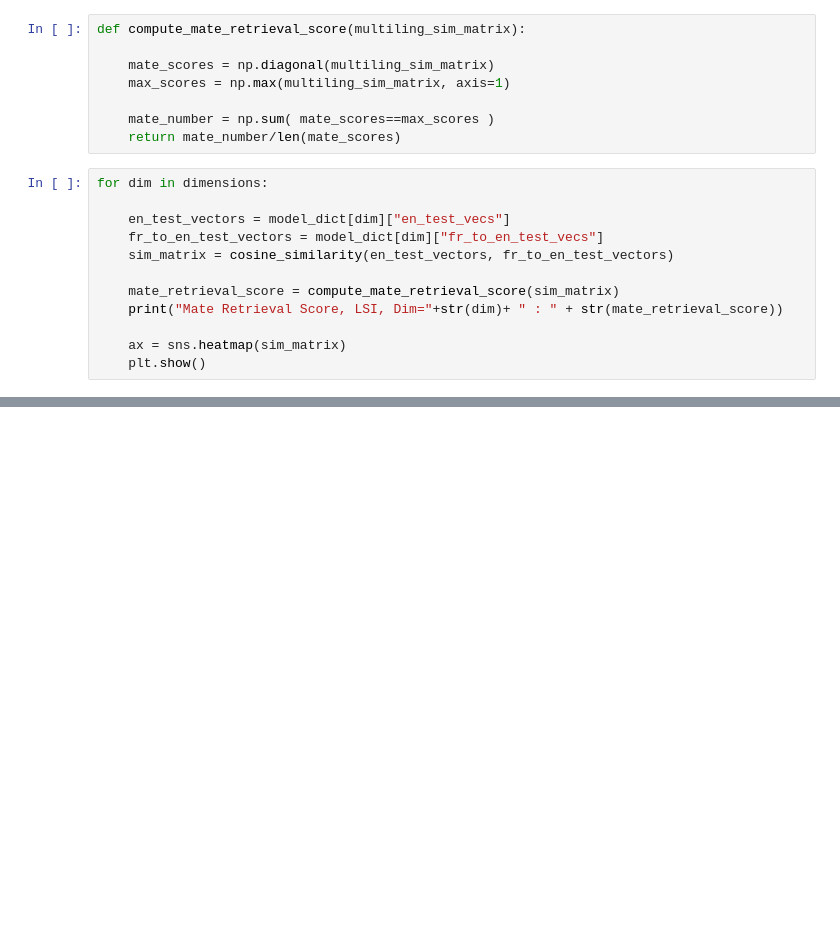
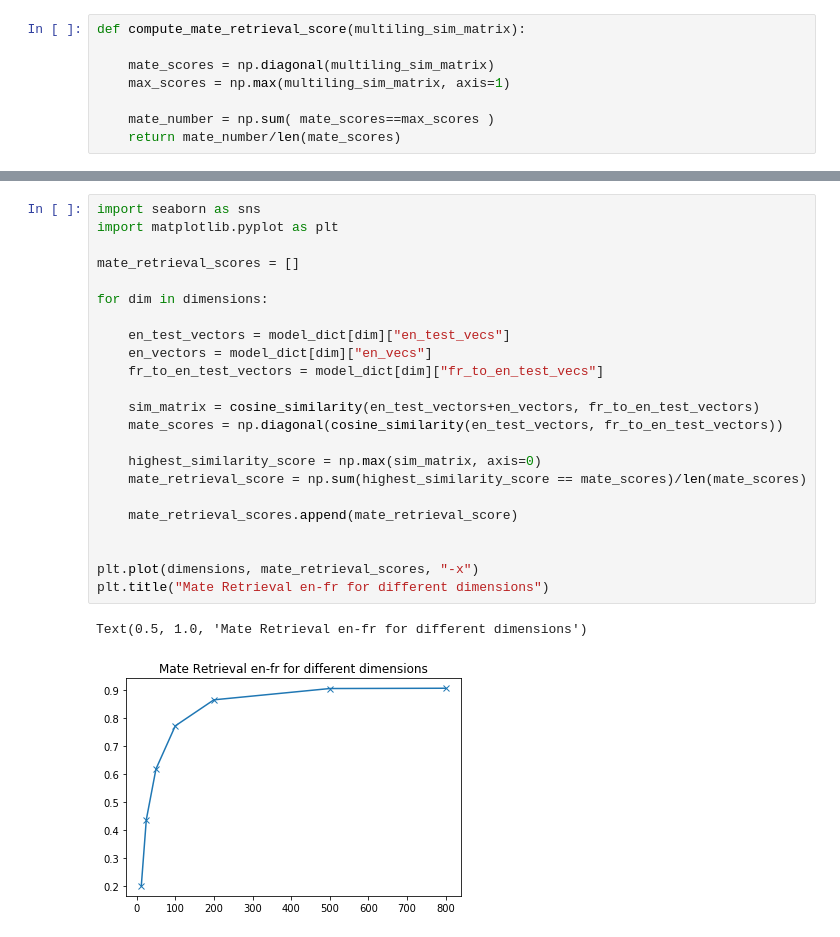
Before and after one commit to marc-lenz/thesis_code, a Jupyter notebook: First Exploration and Tests.ipynb, the cells around one changed output, grey strips where cells are left out. Saved outputs shown, nothing was run; the diff lists cells and outputs as text; blank space fills up the shorter version.

```diff
--- a/First Exploration and Tests.ipynb
+++ b/First Exploration and Tests.ipynb
@@ -282,15 +308,3 @@ def compute_mate_retrieval_score(multiling_sim_matrix):
 
     mate_number = np.sum( mate_scores==max_scores )
     return mate_number/len(mate_scores)
-# %%
-for dim in dimensions:
-
-    en_test_vectors = model_dict[dim]["en_test_vecs"]
-    fr_to_en_test_vectors = model_dict[dim]["fr_to_en_test_vecs"]
-    sim_matrix = cosine_similarity(en_test_vectors, fr_to_en_test_vectors)
-
-    mate_retrieval_score = compute_mate_retrieval_score(sim_matrix)
-    print("Mate Retrieval Score, LSI, Dim="+str(dim)+ " : " + str(mate_retrieval_score))
-
-    ax = sns.heatmap(sim_matrix)
-    plt.show()
@@ -305,0 +311,26 @@ Mate Retrieval Score, LSI, Dim=200 : 0.9914163090128756
+# %%
+import seaborn as sns
+import matplotlib.pyplot as plt
+
+mate_retrieval_scores = []
+
+for dim in dimensions:
+
+    en_test_vectors = model_dict[dim]["en_test_vecs"]
+    en_vectors = model_dict[dim]["en_vecs"]
+    fr_to_en_test_vectors = model_dict[dim]["fr_to_en_test_vecs"]
+
+    sim_matrix = cosine_similarity(en_test_vectors+en_vectors, fr_to_en_test_vectors)
+    mate_scores = np.diagonal(cosine_similarity(en_test_vectors, fr_to_en_test_vectors))
+
+    highest_similarity_score = np.max(sim_matrix, axis=0)
+    mate_retrieval_score = np.sum(highest_similarity_score == mate_scores)/len(mate_scores)
+
+    mate_retrieval_scores.append(mate_retrieval_score)
+
+
+plt.plot(dimensions, mate_retrieval_scores, "-x")
+plt.title("Mate Retrieval en-fr for different dimensions")
+# %% [output]
+Text(0.5, 1.0, 'Mate Retrieval en-fr for different dimensions')
+[figure, added]
```
Also changed, not shown: parts of 19 cells of this notebook.
